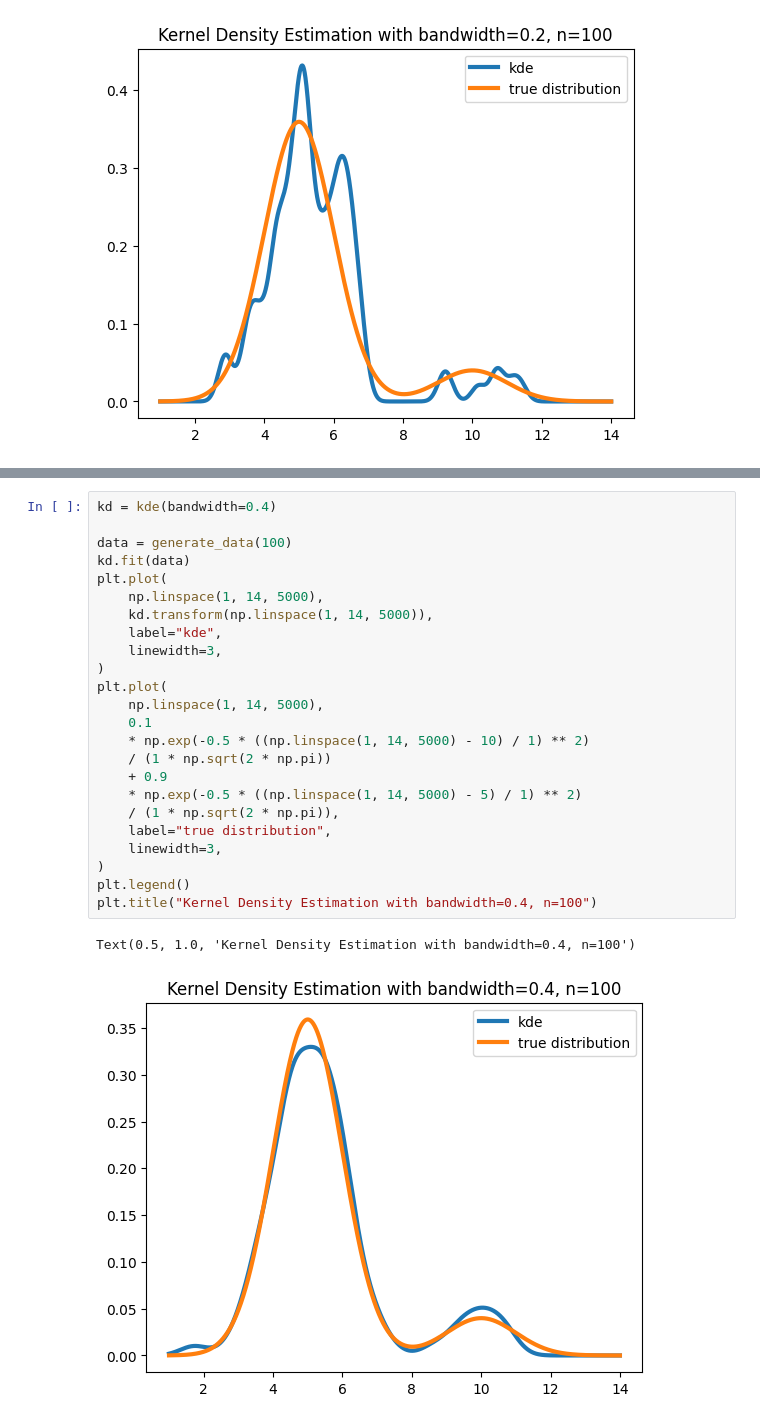
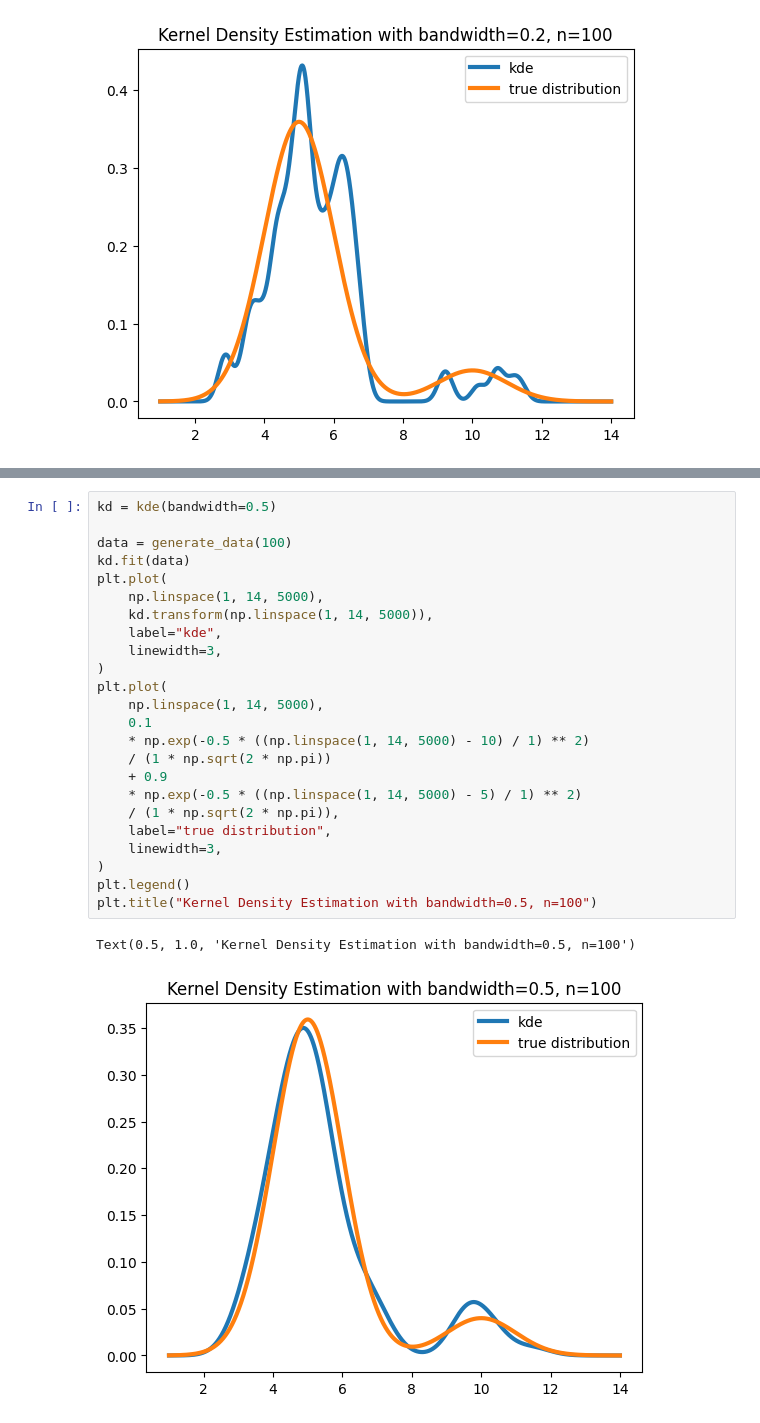
Before and after one commit to nizwant/adv_ml_labs, a Jupyter notebook: 08AAA_density.ipynb, the cells around one changed output, grey strips where cells are left out. Saved outputs shown, nothing was run; the diff lists cells and outputs as text.

```diff
--- a/08AAA_density.ipynb
+++ b/08AAA_density.ipynb
@@ -324,27 +328,27 @@ Text(0.5, 1.0, 'Kernel Density Estimation with bandwidth=0.2, n=100')
 # %%
-kd = kde(bandwidth=0.4)
+kd = kde(bandwidth=0.5)
 
 data = generate_data(100)
 kd.fit(data)
 plt.plot(
     np.linspace(1, 14, 5000),
     kd.transform(np.linspace(1, 14, 5000)),
     label="kde",
     linewidth=3,
 )
 plt.plot(
     np.linspace(1, 14, 5000),
     0.1
     * np.exp(-0.5 * ((np.linspace(1, 14, 5000) - 10) / 1) ** 2)
     / (1 * np.sqrt(2 * np.pi))
     + 0.9
     * np.exp(-0.5 * ((np.linspace(1, 14, 5000) - 5) / 1) ** 2)
     / (1 * np.sqrt(2 * np.pi)),
     label="true distribution",
     linewidth=3,
 )
 plt.legend()
-plt.title("Kernel Density Estimation with bandwidth=0.4, n=100")
+plt.title("Kernel Density Estimation with bandwidth=0.5, n=100")
 # %% [output]
-Text(0.5, 1.0, 'Kernel Density Estimation with bandwidth=0.4, n=100')
+Text(0.5, 1.0, 'Kernel Density Estimation with bandwidth=0.5, n=100')
-[figure, old version]
+[figure, new version]
```
Also changed, not shown: parts of 6 cells of this notebook.
